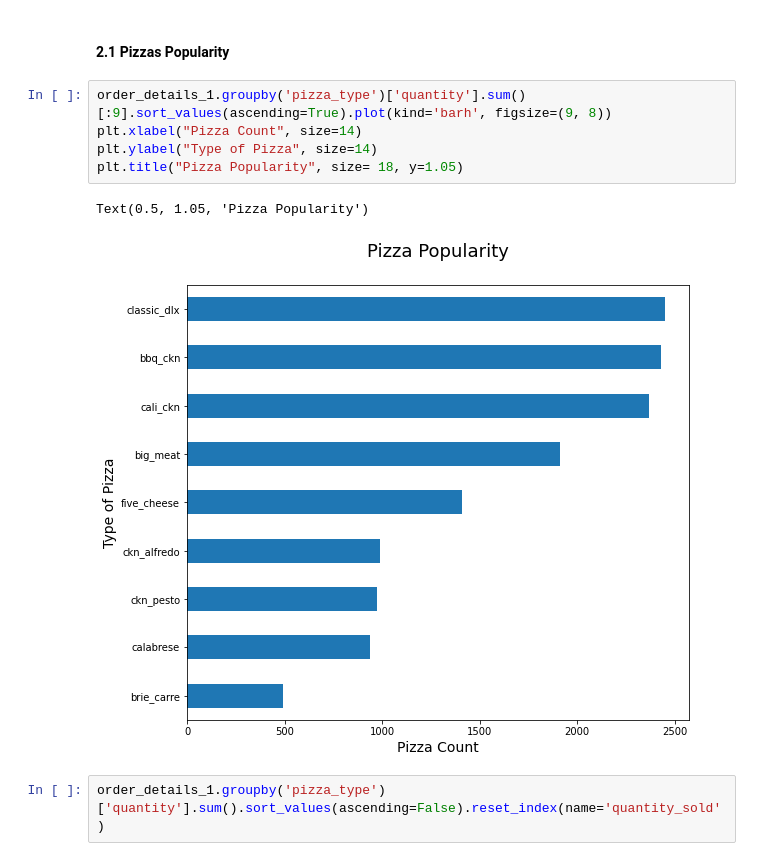
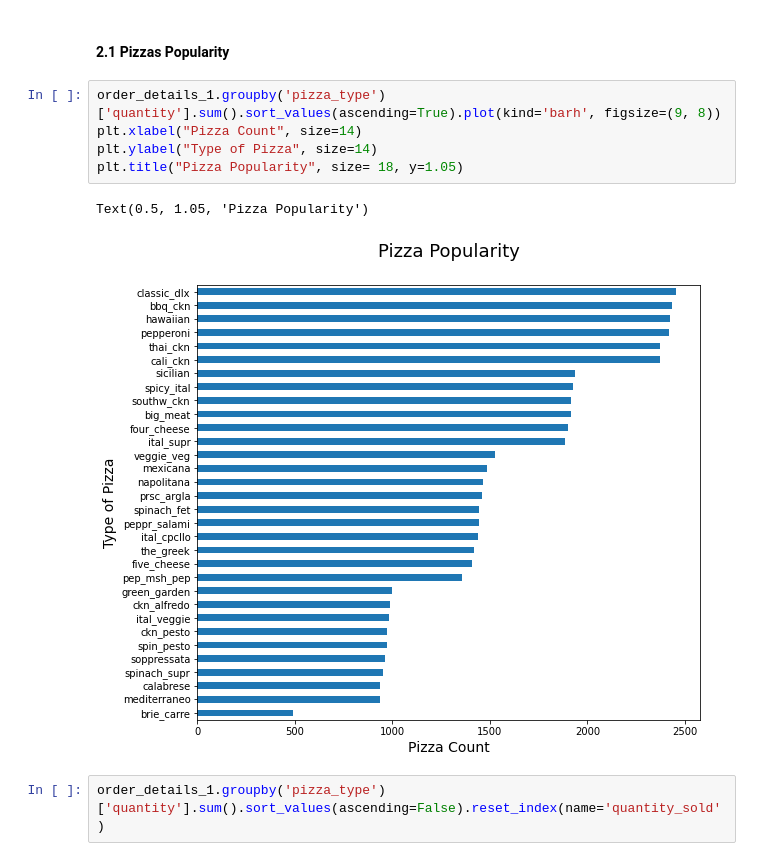
Before and after one commit to DalePeh/PersonalPortfolio, a Jupyter notebook: pizza-sales-analysis.ipynb, the cells around one changed output. Saved outputs shown, nothing was run; the diff lists cells and outputs as text.

Commit message:
Kaggle Notebook | pizza_sales_analysis | Version 34

```diff
--- a/pizza-sales-analysis.ipynb
+++ b/pizza-sales-analysis.ipynb
@@ -522,13 +522,13 @@ monthly_sales.describe()
 # %% [markdown]
 #### 2.1 Pizzas Popularity
 # %%
-order_details_1.groupby('pizza_type')['quantity'].sum()[:9].sort_values(ascending=True).plot(kind='barh', figsize=(9, 8))
+order_details_1.groupby('pizza_type')['quantity'].sum().sort_values(ascending=True).plot(kind='barh', figsize=(9, 8))
 plt.xlabel("Pizza Count", size=14)
 plt.ylabel("Type of Pizza", size=14)
 plt.title("Pizza Popularity", size= 18, y=1.05)
 # %% [output]
 Text(0.5, 1.05, 'Pizza Popularity')
-[figure, old version]
+[figure, new version]
 # %%
 order_details_1.groupby('pizza_type')['quantity'].sum().sort_values(ascending=False).reset_index(name='quantity_sold')
 # %% [output]
```
Also changed, not shown: parts of 1 cell of this notebook.
